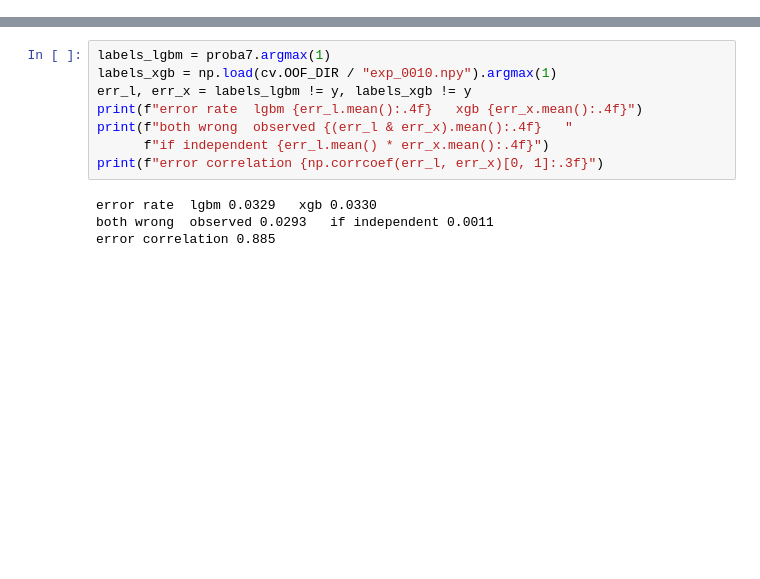
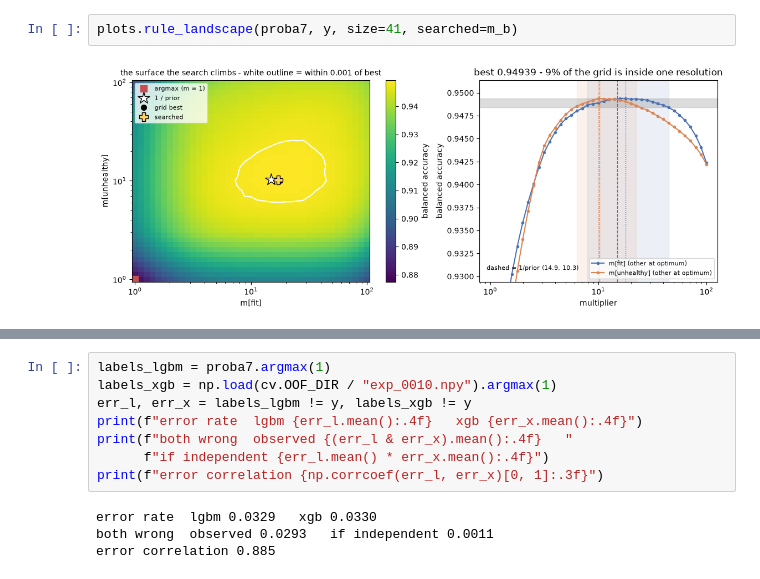
Before and after one commit to epsilonlog/comp-playground-series-s6e7, a Jupyter notebook: notebooks/07_selection.ipynb, the cells around one changed output, grey strips where cells are left out. Cells and saved outputs as stored; diff of their text form; blank space fills up the shorter version.

```diff
--- a/notebooks/07_selection.ipynb
+++ b/notebooks/07_selection.ipynb
@@ -77,0 +212,4 @@ plus the stability of the five per-fold searches.
+# %%
+plots.rule_landscape(proba7, y, size=41, searched=m_b)
+# %% [output]
+[figure, added]
```
Also changed, not shown: parts of 29 cells of this notebook, 11 other files.
